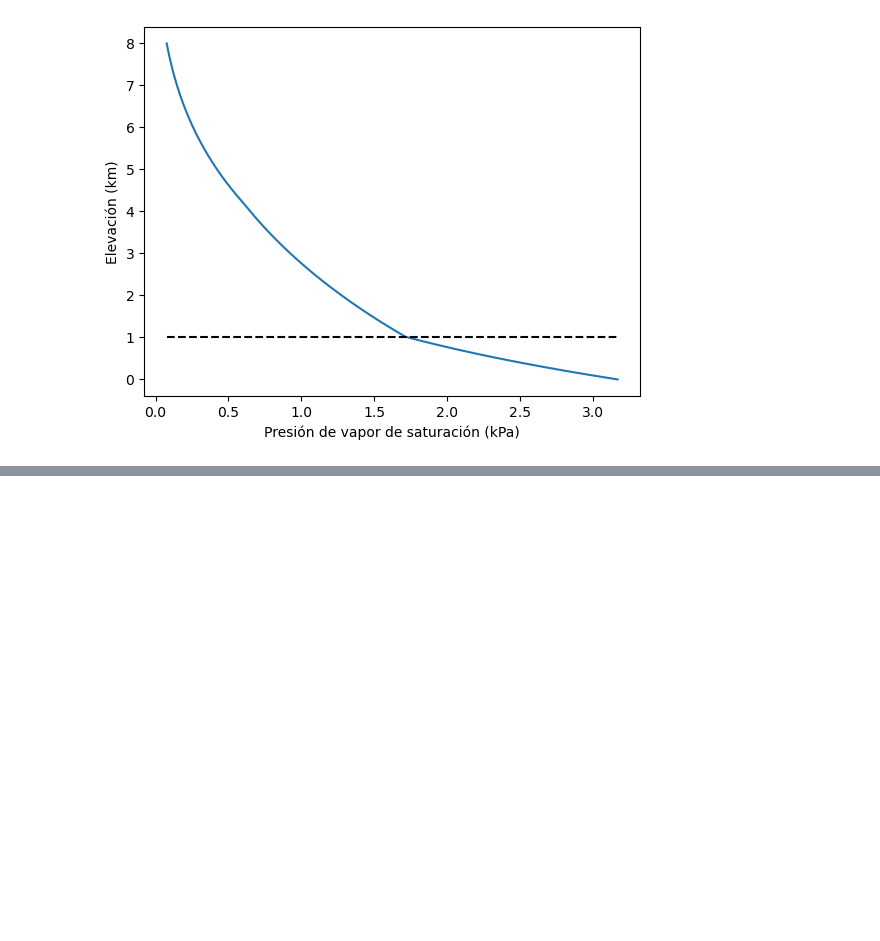
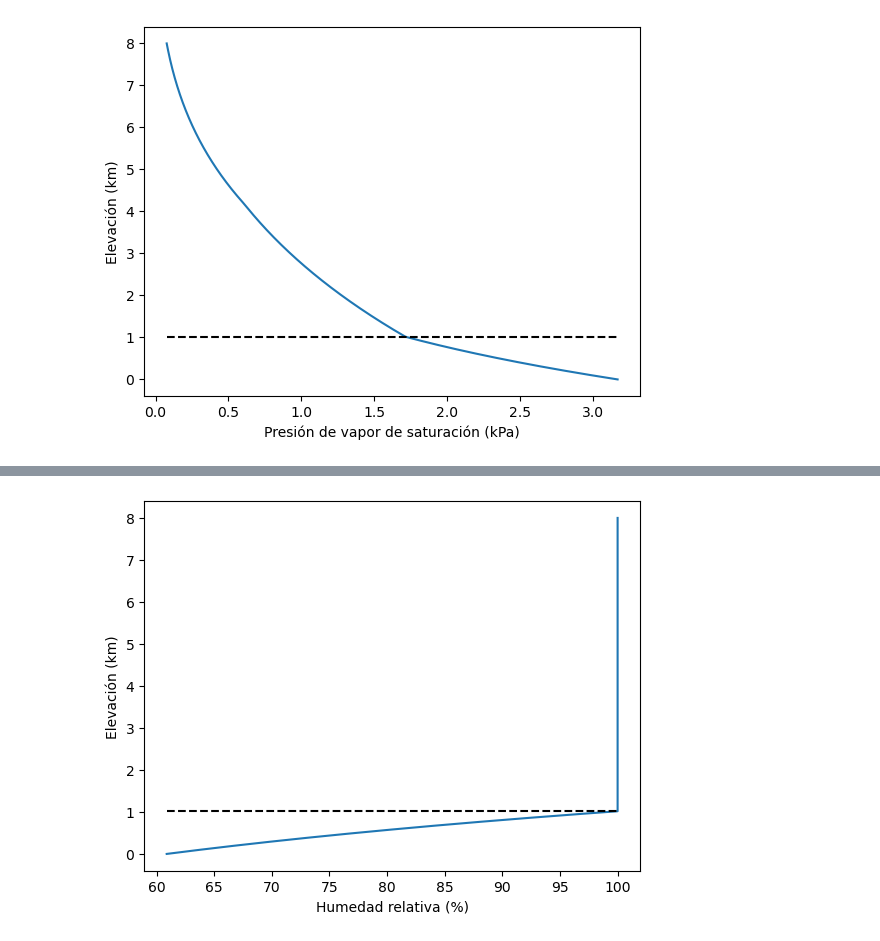
Before and after one commit to jshernandezs/ICYA4710, a Jupyter notebook: Notebooks/Tarea2/Punto1.ipynb, the cells around one changed output, grey strips where cells are left out. Cells and saved outputs as stored; diff of their text form; code cells hidden in the pictures; blank space fills up the shorter version.

```diff
--- a/Notebooks/Tarea2/Punto1.ipynb
+++ b/Notebooks/Tarea2/Punto1.ipynb
@@ -201,0 +206,10 @@ plt.show()
+# %%
+rhp = np.hstack([rha, np.array(rh)])
+
+plt.plot(rhp,zp)
+plt.plot([min(rhp), max(rhp)], [zc, zc], 'k--')
+plt.ylabel('Elevación (km)')
+plt.xlabel('Humedad relativa (%)')
+plt.show()
+# %% [output]
+[figure, added]
```
Also changed, not shown: parts of 3 cells of this notebook.
